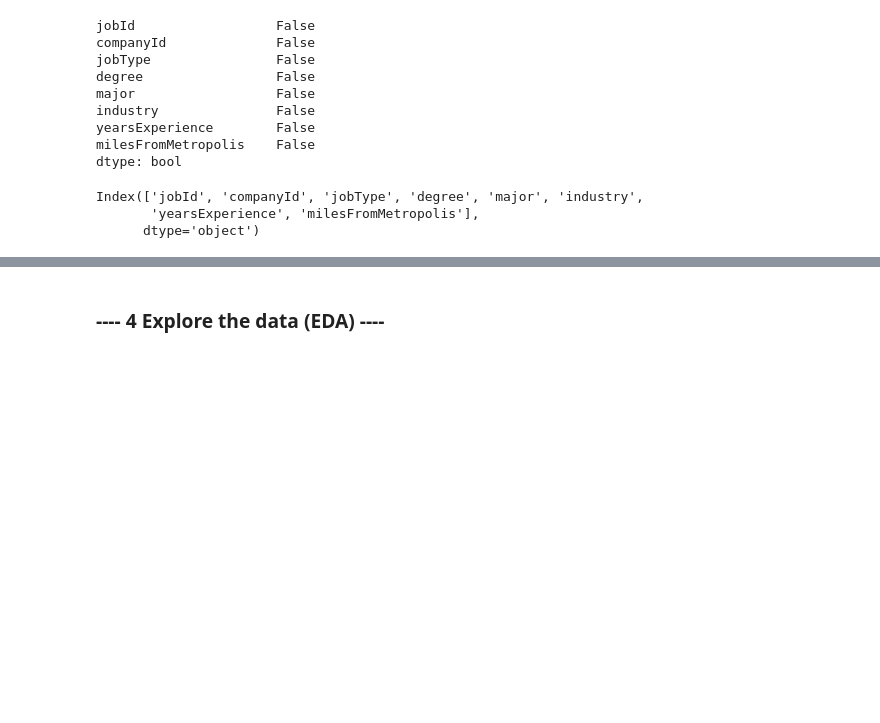
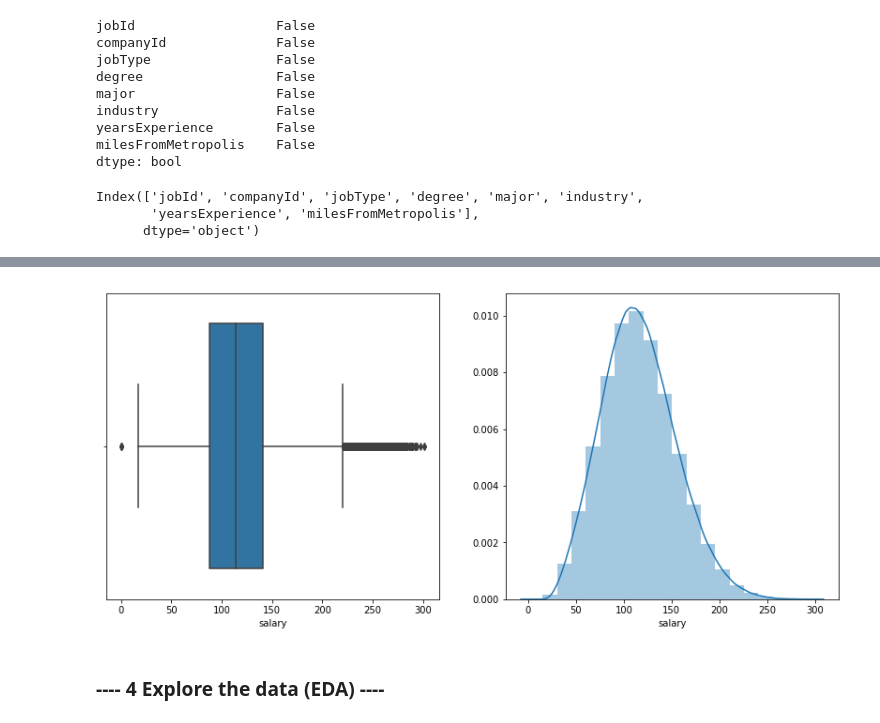
Before and after one commit to jdfreeman-repo/salarypredictionportfolio, a Jupyter notebook: salaryPredictionNotebook.ipynb, the cells around one changed output, grey strips where cells are left out. Cells and saved outputs as stored; diff of their text form; code cells hidden in the pictures; blank space fills up the shorter version.

```diff
--- a/salaryPredictionNotebook.ipynb
+++ b/salaryPredictionNotebook.ipynb
@@ -181,0 +227,3 @@ numeric_columns = ['yearsExperience', 'milesFromMetropolis']
+# %%
+#Merge features and targets into single dataframe; not completely necessary, but helps later
+train_df = pd.merge(train_features_df, train_salaries_df, on='jobId')
@@ -182,3 +265,12 @@ numeric_columns = ['yearsExperience', 'milesFromMetropolis']
+# %%
+ply.figure(figsize = (14,6))
+ply.subplot(1,2,1)
+sn.boxplot(train_df.salary)
+ply.subplot(1,2,2)
+sn.distplot(train_df.salary, bins=20)
+ply.show()
+# %% [output]
+[figure, added]
 # %% [markdown]
 ### ---- 4 Explore the data (EDA) ----
 # %%
```
Also changed, not shown: parts of 7 cells of this notebook.
